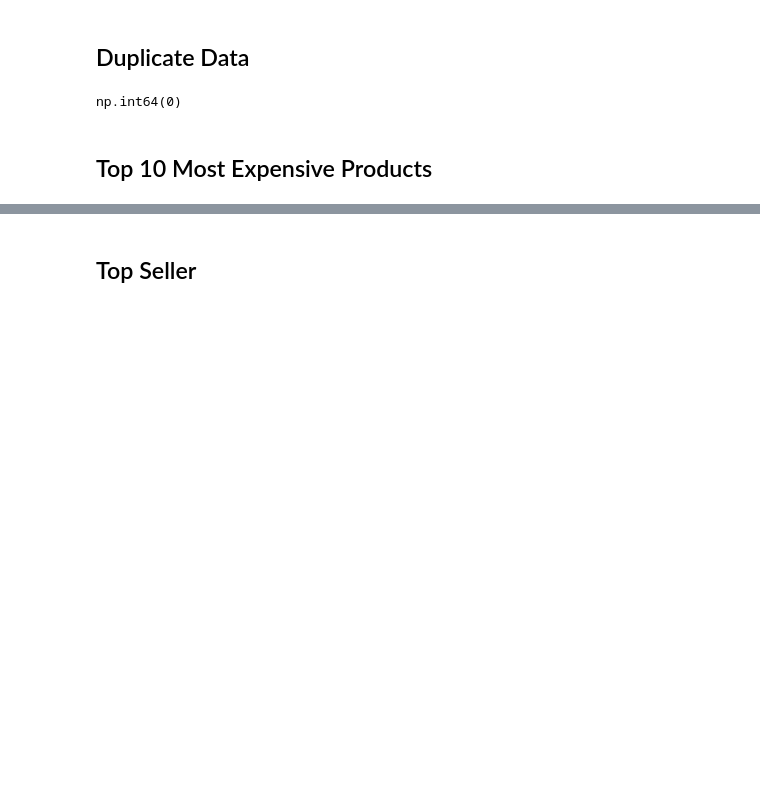
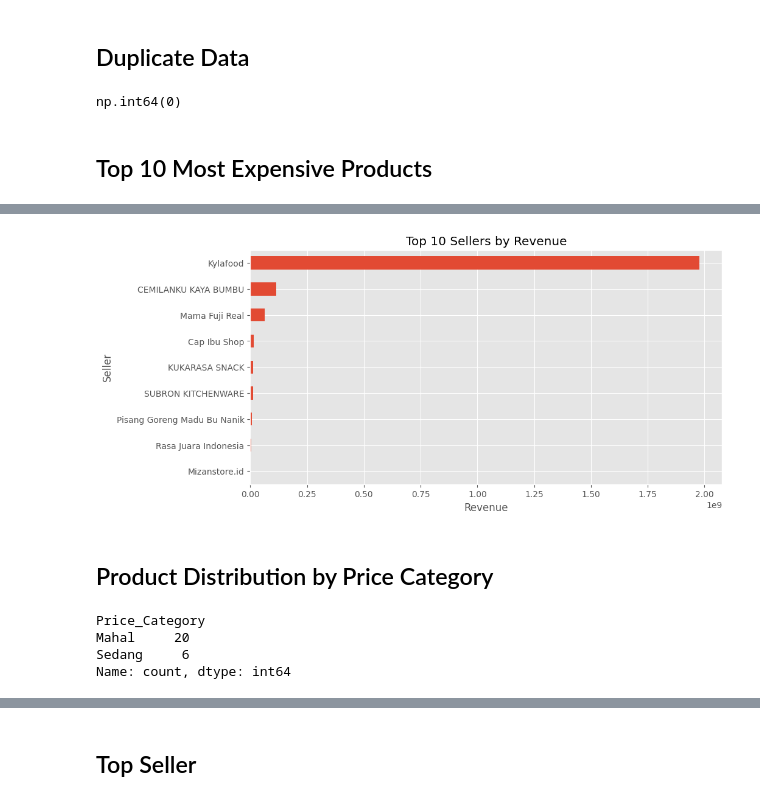
Before and after one commit to anandakarniaa/tokopedia-etl-pipeline, a Jupyter notebook: notebook/eda.ipynb, the cells around one changed output, grey strips where cells are left out. Cells and saved outputs as stored; diff of their text form; code cells hidden in the pictures; blank space fills up the shorter version.

```diff
--- a/notebook/eda.ipynb
+++ b/notebook/eda.ipynb
@@ -108,0 +127,9 @@ df.sort_values("Price", ascending=False).head(10)
+# %%
+seller_revenue = (
+    df.groupby("Seller")["Revenue"]
+    .sum()
+    .sort_values(ascending=False)
+    .head(10)
+)
+
+seller_revenue
@@ -108,0 +148,21 @@ df.sort_values("Price", ascending=False).head(10)
+# %%
+plt.figure(figsize=(10,5))
+
+seller_revenue.sort_values().plot(kind="barh")
+
+plt.title("Top 10 Sellers by Revenue")
+plt.xlabel("Revenue")
+plt.ylabel("Seller")
+
+plt.show()
+# %% [output]
+[figure, added]
+# %% [markdown]
+## Product Distribution by Price Category
+# %%
+df["Price_Category"].value_counts()
+# %% [output]
+Price_Category
+Mahal     20
+Sedang     6
+Name: count, dtype: int64
```
Also changed, not shown: parts of 59 cells of this notebook, 19 other files.
